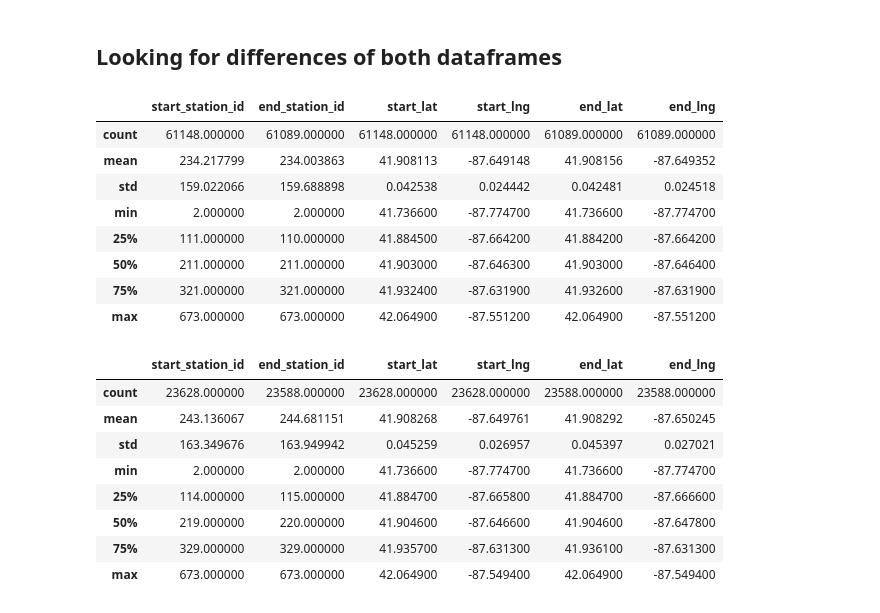
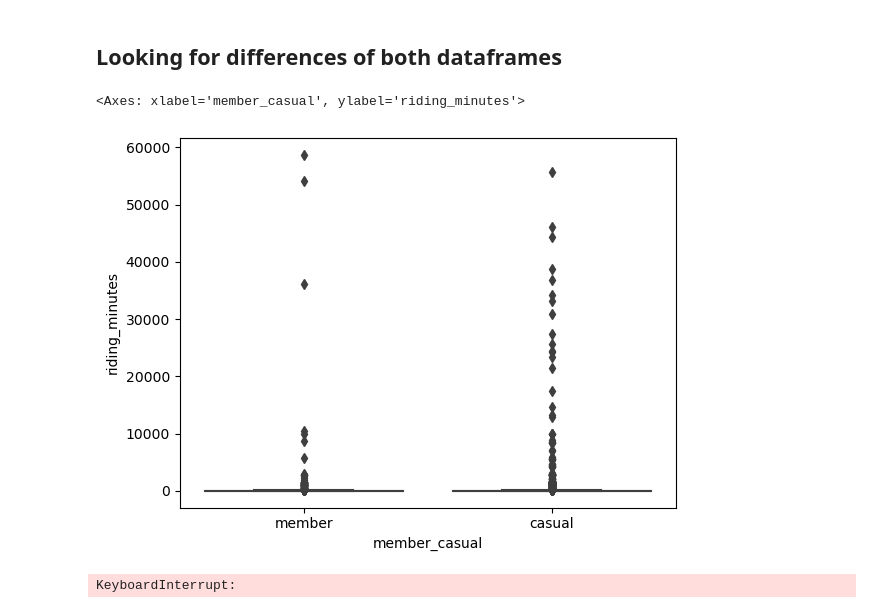
Before and after one commit to Alejolamilla/Cyclistic_Data_Analysis, a Jupyter notebook: Cyclistic_Data_Analysis.ipynb, the cells around one changed output. Drawn from its saved outputs; the diff is of its cells as text; code cells hidden in the pictures.

Commit message:
First charts, applied log

```diff
--- a/Cyclistic_Data_Analysis.ipynb
+++ b/Cyclistic_Data_Analysis.ipynb
@@ -40,3 +45,10 @@ dtype: int64
 # %% [markdown]
 There are null values but are a few amount compared whit the dataframe length, in upcoming stages I'll evaluate the best way to deal with that missing data.
 ______
+# %%
+# Convert the date data to date type instead of object
+
+df["started_at"] = pd.to_datetime(df["started_at"])
+df["ended_at"] = pd.to_datetime(df["ended_at"])
+
+df.dtypes
@@ -42,0 +70,5 @@ ______
+# %%
+# Creating a column to know the ridint time
+
+df["riding_time"] = df["ended_at"] - df["started_at"]
+df.head(1)
@@ -51,27 +86,19 @@ members_df = df[df["member_casual"] == "member"]
 casual_df = df[df["member_casual"] == "casual"]
 # %% [markdown]
 ## Looking for differences of both dataframes
-# %%
-members_df.describe()
-# %% [output]
-|  | start_station_id | end_station_id | start_lat | start_lng | end_lat | end_lng |
-| count | 61148.000000 | 61089.000000 | 61148.000000 | 61148.000000 | 61089.000000 | 61089.000000 |
-| mean | 234.217799 | 234.003863 | 41.908113 | -87.649148 | 41.908156 | -87.649352 |
-| std | 159.022066 | 159.688898 | 0.042538 | 0.024442 | 0.042481 | 0.024518 |
-| min | 2.000000 | 2.000000 | 41.736600 | -87.774700 | 41.736600 | -87.774700 |
-| 25% | 111.000000 | 110.000000 | 41.884500 | -87.664200 | 41.884200 | -87.664200 |
-| 50% | 211.000000 | 211.000000 | 41.903000 | -87.646300 | 41.903000 | -87.646400 |
-| 75% | 321.000000 | 321.000000 | 41.932400 | -87.631900 | 41.932600 | -87.631900 |
-| max | 673.000000 | 673.000000 | 42.064900 | -87.551200 | 42.064900 | -87.551200 |
-# %%
-casual_df.describe()
-# %% [output]
-|  | start_station_id | end_station_id | start_lat | start_lng | end_lat | end_lng |
-| count | 23628.000000 | 23588.000000 | 23628.000000 | 23628.000000 | 23588.000000 | 23588.000000 |
-| mean | 243.136067 | 244.681151 | 41.908268 | -87.649761 | 41.908292 | -87.650245 |
-| std | 163.349676 | 163.949942 | 0.045259 | 0.026957 | 0.045397 | 0.027021 |
-| min | 2.000000 | 2.000000 | 41.736600 | -87.774700 | 41.736600 | -87.774700 |
-| 25% | 114.000000 | 115.000000 | 41.884700 | -87.665800 | 41.884700 | -87.666600 |
-| 50% | 219.000000 | 220.000000 | 41.904600 | -87.646600 | 41.904600 | -87.647800 |
-| 75% | 329.000000 | 329.000000 | 41.935700 | -87.631300 | 41.936100 | -87.631300 |
-| max | 673.000000 | 673.000000 | 42.064900 | -87.549400 | 42.064900 | -87.549400 |
+# %%
+df['riding_minutes'] = df['riding_time'].dt.total_seconds() / 60
+# %%
+sns.boxplot(
+    y= df["riding_minutes"],
+    x=df["member_casual"]
+)
+# %% [output]
+<Axes: xlabel='member_casual', ylabel='riding_minutes'>
+[figure, added]
+# %%
+sns.histplot(
+    data= df["riding_minutes"],
+)
+# %% [output]
+KeyboardInterrupt:
```
Also changed, not shown: parts of 5 cells of this notebook.
